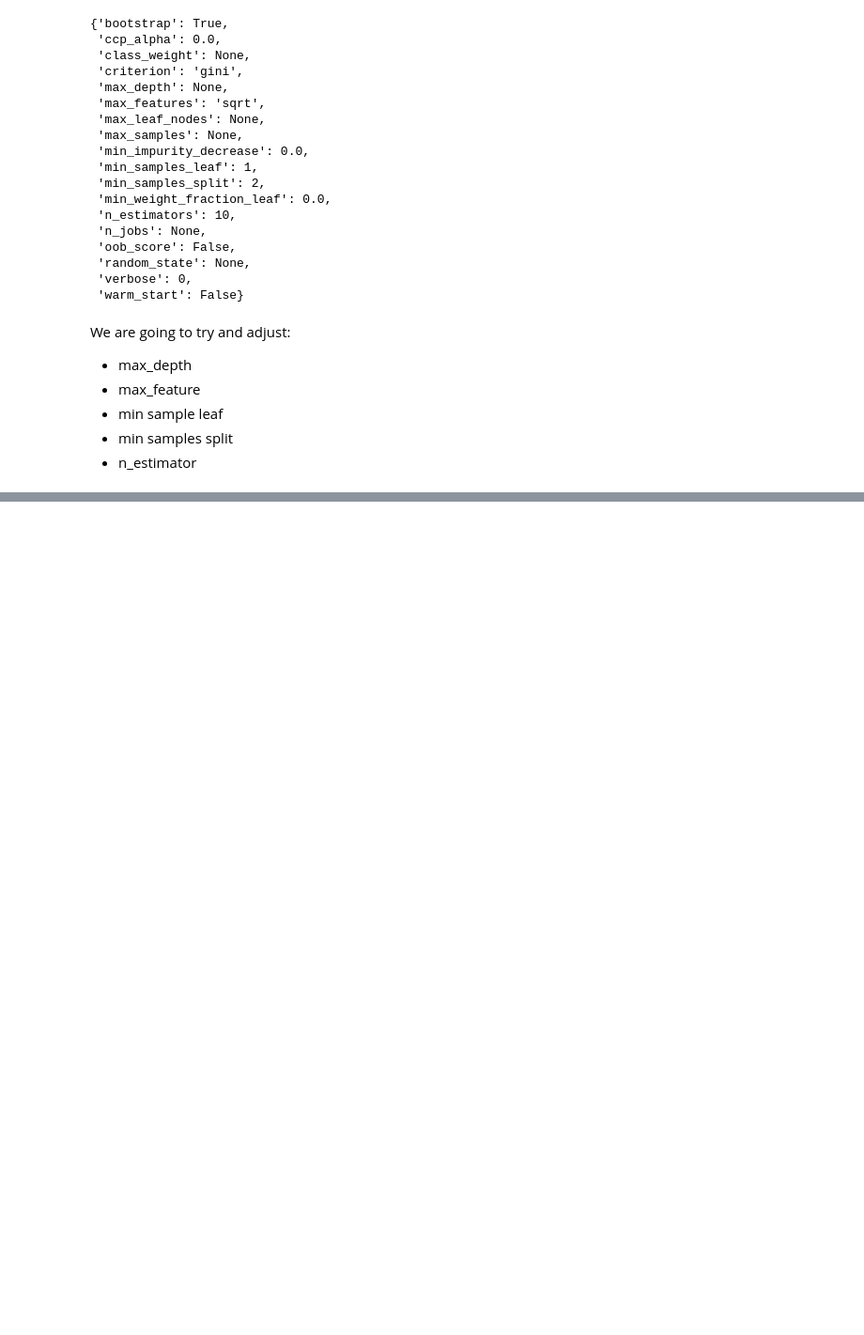
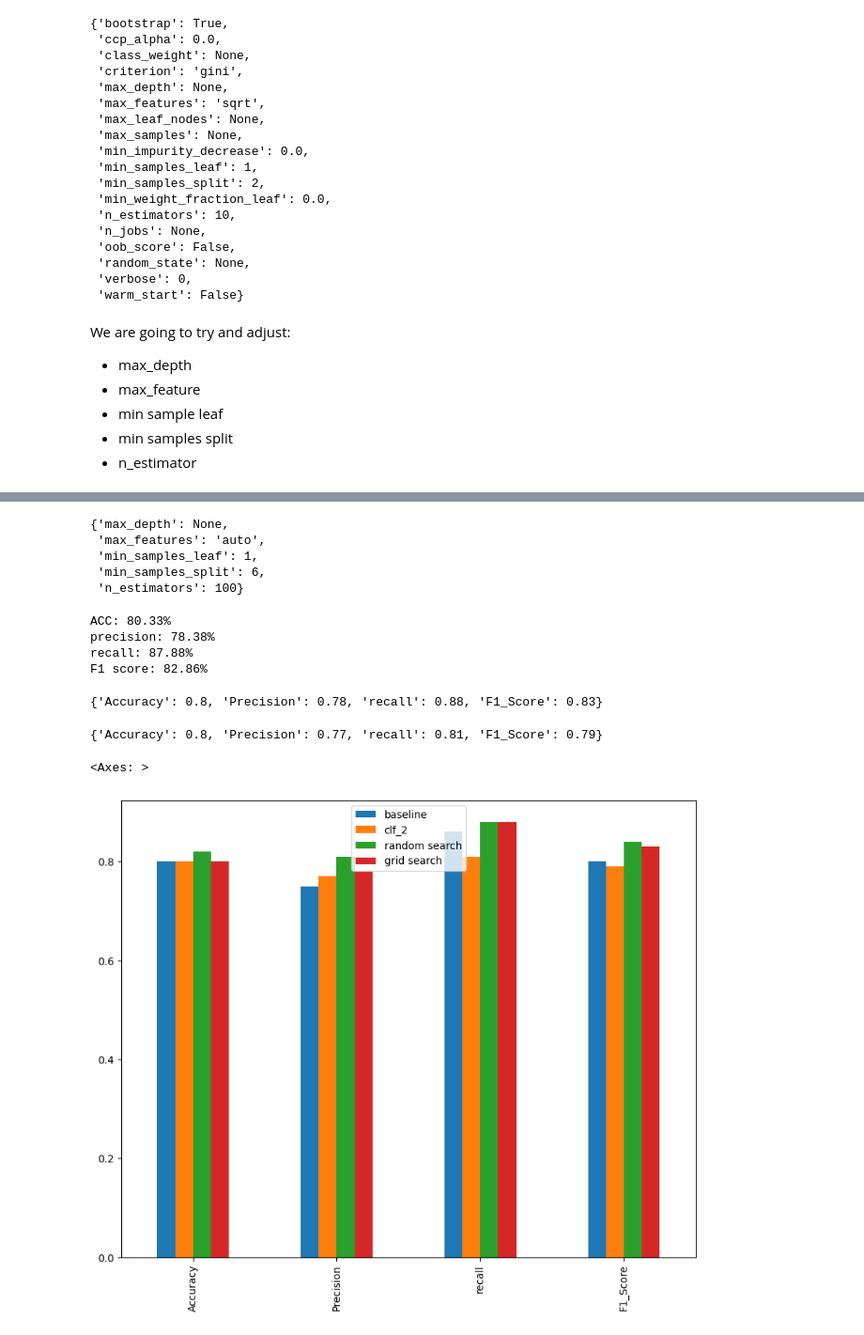
Before and after one commit to chialpp/Machin_learning_Part2, a Jupyter notebook: Scikit-Learn_3.ipynb, the cells around one changed output, grey strips where cells are left out. Shown at 94% size. Drawn from its saved outputs; the diff is of its cells as text; code cells hidden in the pictures; blank space fills up the shorter version.

Commit message:
Grid Search cross validation and randomaized search cross validation is added

```diff
--- a/Scikit-Learn_3.ipynb
+++ b/Scikit-Learn_3.ipynb
@@ -165,0 +356,27 @@ valid_split=round
+# %%
+grid_2={'n_estimators': [100, 200, 500],
+        'max_depth': [None],
+        'max_features': ['auto', 'sqrt'],
+        'min_samples_split': [6],
+        'min_samples_leaf': [1, 2]}
+# %%
+from sklearn.model_selection import GridSearchCV, train_test_split
+
+
+np.random.seed(42)
+#split into x and y
+
+x=heart_disease_shuffled.drop("target",axis=1)
+y=heart_disease_shuffled["target"]
+x_train,x_test,y_train,y_test=train_test_split(x,y,test_size=0.2)
+
+clf=RandomForestClassifier(n_jobs=1)
+
+#Grid Search CV
+gs_clf=GridSearchCV(estimator=clf,
+                          param_grid=grid_2,
+                          cv=5,
+                          verbose=2)
+
+# fit the RandomizedsearchCV version of clf
+gs_clf.fit(x_train,y_train)
@@ -165,0 +404,36 @@ valid_split=round
+# %%
+gs_clf.best_params_
+# %% [output]
+{'max_depth': None,
+ 'max_features': 'auto',
+ 'min_samples_leaf': 1,
+ 'min_samples_split': 6,
+ 'n_estimators': 100}
+# %%
+gs_y_preds=gs_clf.predict(x_test)
+
+# evaluate the prediction
+
+gs_metrics=evaluation_preds(y_test,gs_y_preds)
+gs_metrics
+# %% [output]
+ACC: 80.33%
+precision: 78.38%
+recall: 87.88%
+F1 score: 82.86%
+{'Accuracy': 0.8, 'Precision': 0.78, 'recall': 0.88, 'F1_Score': 0.83}
+# %%
+# Let's campare our different module metrics
+clf_2_metric
+# %% [output]
+{'Accuracy': 0.8, 'Precision': 0.77, 'recall': 0.81, 'F1_Score': 0.79}
+# %%
+campare_metrics=pd.DataFrame({"baseline":baseline_metrics,
+                              "clf_2":clf_2_metric,
+                              "random search":rs_metrics,
+                              "grid search":gs_metrics})
+
+campare_metrics.plot.bar(figsize=(10,8))
+# %% [output]
+<Axes: >
+[figure, added]
```
Also changed, not shown: parts of 12 cells of this notebook.
